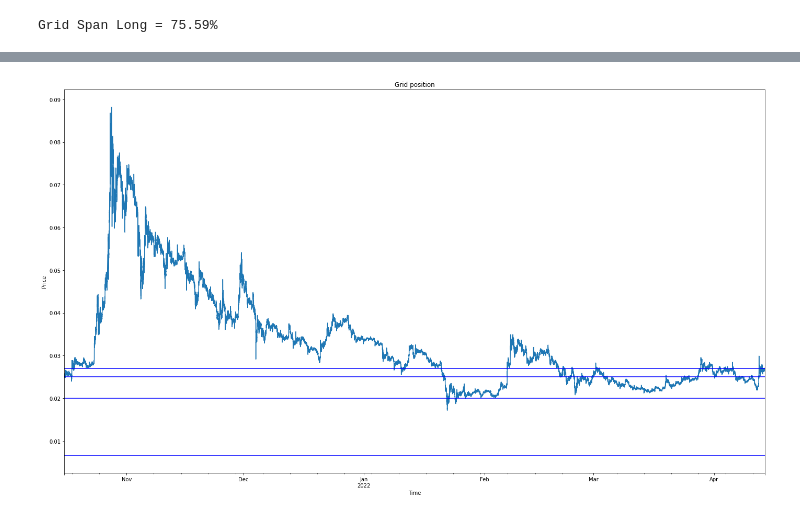
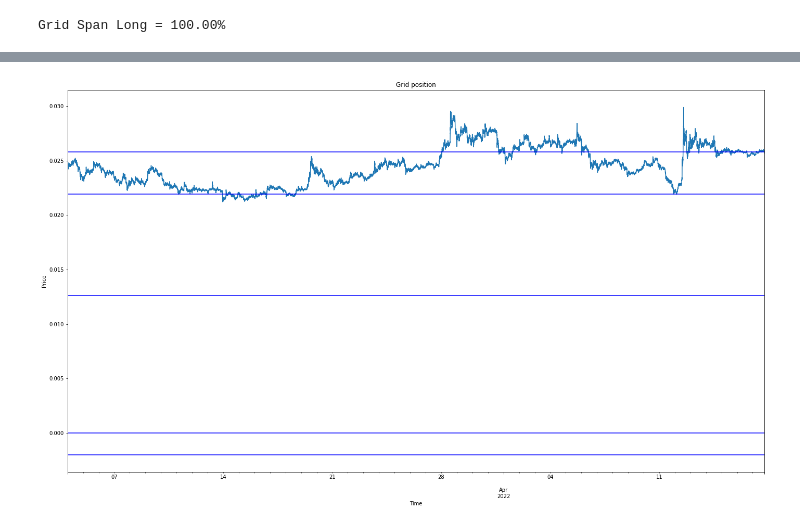
Before and after one commit to shroukkhan/passivbot, a Jupyter notebook: hand_tuner_recursive_grid_new.ipynb, the cells around one changed output, grey strips where cells are left out. Saved outputs shown, nothing was run; the diff lists cells and outputs as text; code cells hidden in the pictures.

```diff
--- a/hand_tuner_recursive_grid_new.ipynb
+++ b/hand_tuner_recursive_grid_new.ipynb
@@ -48,7 +48,7 @@ class Args:
         self.market_type = "futures"
         self.user = "binance_01"
         self.start_date = "2021-07-01"
-        self.end_date = "2022-04-14"
+        self.end_date = "2022-04-18"
         self.starting_balance = 10000.0
         self.starting_configs = ""
         self.base_dir = "backtests"
@@ -267,16 +207,21 @@ config_to_test['long'] = {"auto_unstuck_ema_dist": 0.07537071056829926,
           "markup_range": 0.058494042849077325,
           "min_markup": 0.058764069903290785,
           "n_close_orders": 4,
-          "rentry_pprice_dist": 0.015,
+          "rentry_pprice_dist": 0.03271893972031065,
           "rentry_pprice_dist_wallet_exposure_weighting": 69.40466141303567,
           "wallet_exposure_limit": 0.1632046549148019}
+
+start_from = -100
+
+
+
 grid_long = calc_recursive_entries_long(
-    Args().starting_balance,
-    0.0,
-    0.0,
-    df.price.iloc[-1],
-    df.price.iloc[-1],
-    config_to_test["inverse"],
+    Args().starting_balance, # balance
+    0.0, # psize
+    0.0, # pprice
+    df.price.iloc[-1], # highest_bid
+    df.price.iloc[-1], # ema_band_lower
+    config_to_test["inverse"], # inverse
     config_to_test["qty_step"],
     config_to_test["price_step"],
     config_to_test["min_qty"],
@@ -312,7 +257,7 @@ gdf_long.loc[:, "bkr_price"] = gdf_long.apply(
 )
 
 # Display grid on graph
-n_ticks = 60 * 60 * 24 * 180  # 14 days
+n_ticks = 60 * 60 * 24 * 45  # 14 days
 dfx = pd.DataFrame(
     {
         "timestamp": pd.to_datetime(timestamps[-n_ticks:], unit="ms"),
@@ -322,7 +267,7 @@ dfx = pd.DataFrame(
 lastdayfrom = pd.to_datetime(Args().end_date)
 # lastdayfrom = pd.Timestamp('2021-05-21')
 fig = (
-    dfx.price.loc[lastdayfrom - pd.Timedelta(days=180) : lastdayfrom]
+    dfx.price.loc[lastdayfrom - pd.Timedelta(days=45) : lastdayfrom]
     .iloc[::100]
     .plot(title="Grid position", xlabel="Time", ylabel="Price")
 )
@@ -333,5 +278,5 @@ print(f"\nGrid Span Long = {-(gdf_long.price.iloc[-1] / gdf_long.price.iloc[0] -
 
 pd.concat([gdf_long]).sort_values("price", ascending=False)
 # %% [output]
-Grid Span Long = 75.59%
+Grid Span Long = 100.00%
 |  | qty | price | type | psize | pprice | wallet_exposure | eprice_pprice_diff | ddown_factor | ... |
@@ -342,2 +288,2 @@ Grid Span Long = 75.59%
-[figure, old version]
+[figure, new version]
 # %%
```
Also changed, not shown: parts of 20 cells of this notebook, 3 other files.
